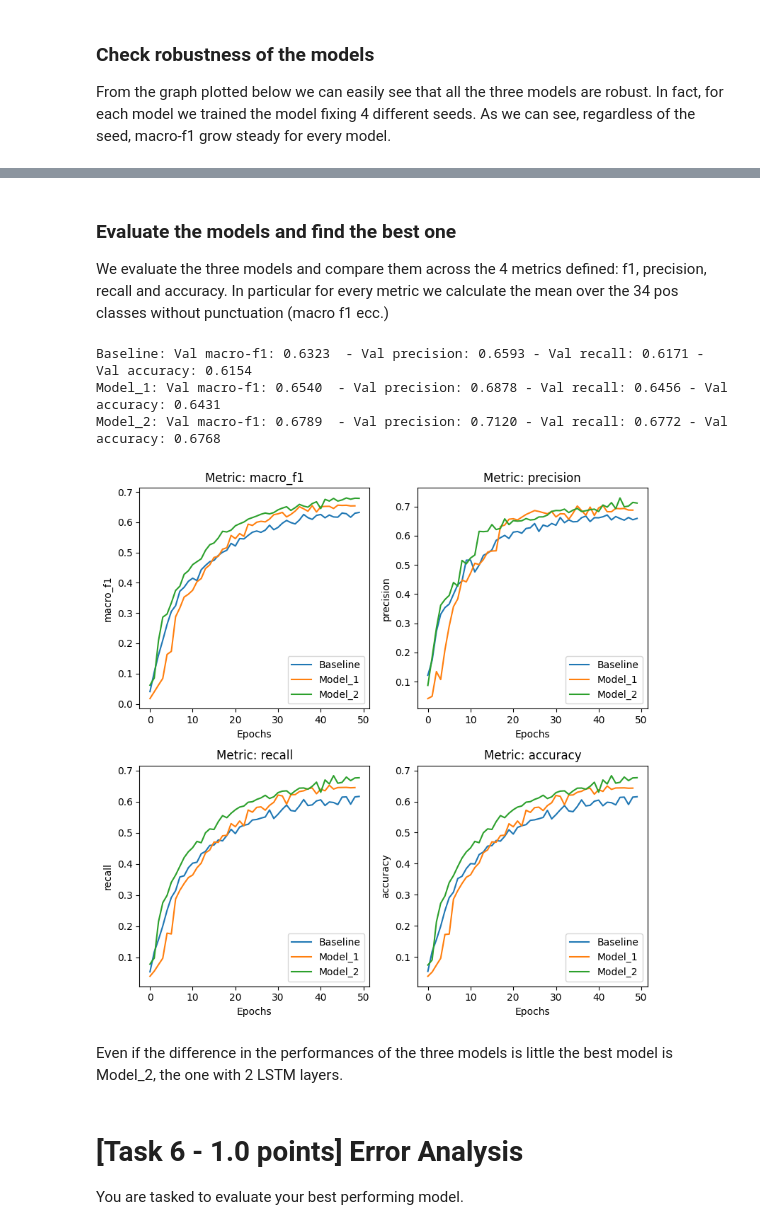
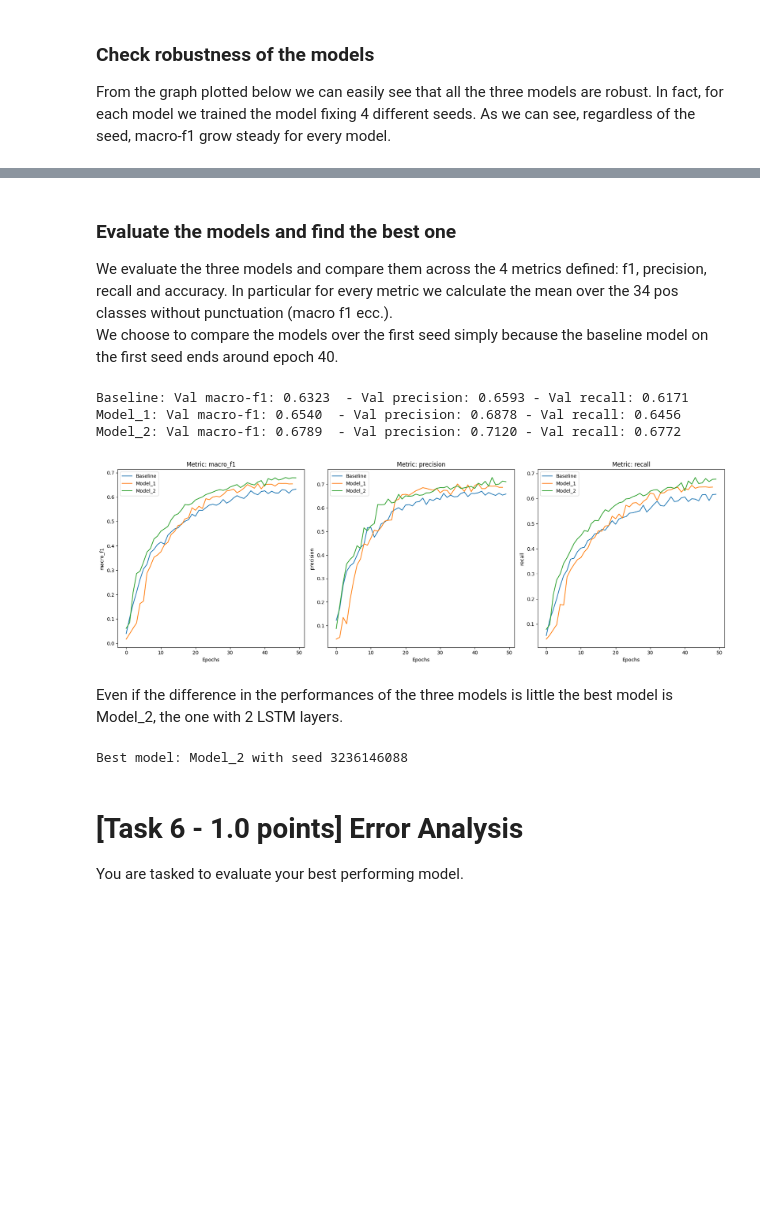
Before and after one commit to LorenzoScaioli/NLP_POS-tagging, a Jupyter notebook: Assignment1.ipynb, the cells around one changed output, grey strips where cells are left out. Drawn from its saved outputs; the diff is of its cells as text; code cells hidden in the pictures; blank space fills up the shorter version.

```diff
--- a/Assignment1.ipynb
+++ b/Assignment1.ipynb
@@ -552,19 +552,17 @@ def get_metrics (model, x, y_true, tags, metrics_dict, dataset_name):
 
     cm = confusion_matrix(y_true_pos_clean, y_pred_pos_clean, labels=tags)
     precision, recall, f1, accuracy = np.zeros(len(tags)), np.zeros(len(tags)), np.zeros(len(tags)), np.zeros(len(tags))
-    TP, FP, FN = np.zeros(len(tags)), np.zeros(len(tags)), np.zeros(len(tags))
+    TP, FP, FN, TN = np.zeros(len(tags)), np.zeros(len(tags)), np.zeros(len(tags)), np.zeros(len(tags))
 
     for idx, label in enumerate(tags):
         TP[idx] = cm[idx,idx]
         FP[idx] = sum(cm[:,idx]) - TP[idx]
         FN[idx] = sum(cm[idx,:]) - TP[idx]
+        TN[idx] = sum(sum(cm)) - TP[idx] - FP[idx] - FN[idx]
         precision[idx] = (TP[idx] / (TP[idx] + FP[idx])) if (TP[idx] + FP[idx]) > 0 else 0
         recall[idx] = (TP[idx] / (TP[idx] + FN[idx])) if (TP[idx] + FN[idx]) > 0 else 0
         f1[idx] = (2 * precision[idx] * recall[idx] / (precision[idx] + recall[idx])) if (precision[idx] + recall[idx]) > 0 else 0
-        mask = np.array(y_true_pos_clean) == label
-        masked_true = np.array(y_true_pos_clean)[mask]
-        masked_pred = np.array(y_pred_pos_clean)[mask]
-        accuracy[idx] = (accuracy_score(masked_true, masked_pred)) if (any(mask)) > 0 else 0
+        accuracy[idx] = (TP[idx] + TN[idx]) / (TP[idx] + FP[idx] + FN[idx] + TN[idx])
 
     for idx, label in enumerate(tags):
         metrics_dict['precision'][label].append(precision[idx])
@@ -811,16 +811,17 @@ check_robustness_model(trained_models, trained_metrics_dict_val)
 # %% [markdown]
 ### Evaluate the models and find the best one
-We evaluate the three models and compare them across the 4 metrics defined: f1, precision, recall and accuracy. In particular for every metric we calculate the mean over the 34 pos classes without punctuation (macro f1 ecc.)
+We evaluate the three models and compare them across the 4 metrics defined: f1, precision, recall and accuracy. In particular for every metric we calculate the mean over the 34 pos classes without punctuation (macro f1 ecc.). <br>
+We choose to compare the models over the first seed simply because the baseline model on the first seed ends around epoch 40.
 # %%
 def check_best_model(list_models, list_metrics_dict, seed=0):
     idx_seed = seeds.index(seed)
-    keys = list(list_metrics_dict[0].keys())
+    keys = list(list_metrics_dict[0].keys())[:-1]
     models_to_check = [list_models[i+idx_seed] for i in range(0, len(list_models), len(seeds))]
 
-    plt.figure(figsize=(8, 8))
+    plt.figure(figsize=(18, 6))
     for metric in keys:
         i = keys.index(metric)
-        plt.subplot(2, 2, i+1)
+        plt.subplot(1, 3, i+1)
 
         plt.title(f"Metric: {metric}")
         plt.xlabel("Epochs")
@@ -834,19 +835,20 @@ def check_best_model(list_models, list_metrics_dict, seed=0):
     plt.tight_layout()
     plt.show()
 # %%
+seed_nr = 1
 for i in range(3):
-    model = trained_models[1+i*len(seeds)]
+    model = trained_models[seed_nr+i*len(seeds)]
     model_metrics = dict()
     for key in trained_metrics_dict_val[0].keys():
-        model_metrics[key] = np.mean([trained_metrics_dict_val[1+i*len(seeds)][key][pos][-1] for pos in list_of_pos if pos not in ignore_classes])
-    print(model.name+": Val macro-f1: {:.4f}  - Val precision: {:.4f} - Val recall: {:.4f} - Val accuracy: {:.4f}".format(model_metrics['macro_f1'], model_metrics['precision'], model_metrics['recall'], model_metrics['accuracy']))
+        model_metrics[key] = np.mean([trained_metrics_dict_val[seed_nr+i*len(seeds)][key][pos][-1] for pos in list_of_pos if pos not in ignore_classes])
+    print(model.name+": Val macro-f1: {:.4f}  - Val precision: {:.4f} - Val recall: {:.4f}".format(model_metrics['macro_f1'], model_metrics['precision'], model_metrics['recall']))
 # %% [output]
-Baseline: Val macro-f1: 0.6323  - Val precision: 0.6593 - Val recall: 0.6171 - Val accuracy: 0.6154
-Model_1: Val macro-f1: 0.6540  - Val precision: 0.6878 - Val recall: 0.6456 - Val accuracy: 0.6431
-Model_2: Val macro-f1: 0.6789  - Val precision: 0.7120 - Val recall: 0.6772 - Val accuracy: 0.6768
+Baseline: Val macro-f1: 0.6323  - Val precision: 0.6593 - Val recall: 0.6171
+Model_1: Val macro-f1: 0.6540  - Val precision: 0.6878 - Val recall: 0.6456
+Model_2: Val macro-f1: 0.6789  - Val precision: 0.7120 - Val recall: 0.6772
 # %%
-check_best_model(trained_models, trained_metrics_dict_val, seed=seeds[1])
+check_best_model(trained_models, trained_metrics_dict_val, seed=seeds[seed_nr])
 # %% [output]
-[figure, old version]
+[figure, new version]
 # %% [markdown]
 Even if the difference in the performances of the three models is little the best model is Model_2, the one with 2 LSTM layers.
@@ -855,3 +855,9 @@ best_model = Model_2_3236146088 # best model is Model 2
+# %%
+seed_nr = 2
+best_model = globals()['Model_2_'+str(seeds[seed_nr])]
+print(f"Best model: {best_model.name} with seed {seeds[seed_nr]}")
+# %% [output]
+Best model: Model_2 with seed 3236146088
 # %% [markdown]
 # [Task 6 - 1.0 points] Error Analysis
 
```
Also changed, not shown: parts of 28 cells of this notebook.
